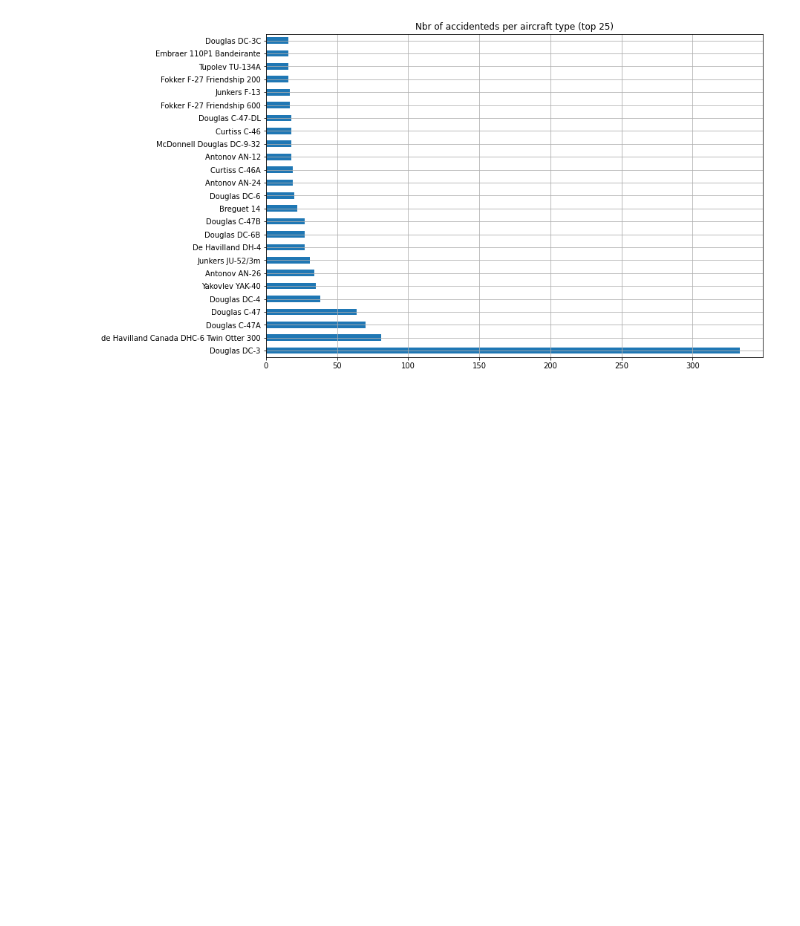
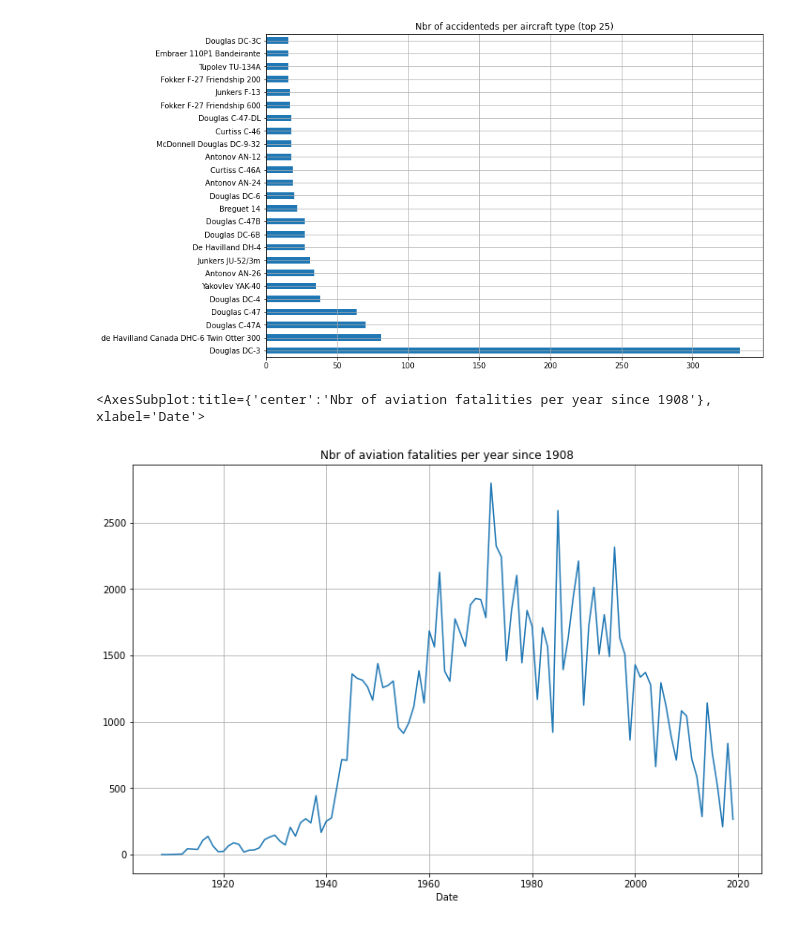
Before and after one commit to Ironhack-Data-Madrid-Febrero-2021/Hey-I-am-a-data-analyst, a Jupyter notebook: Data_Cleaning.ipynb, the cells around one changed output. Cells and saved outputs as stored; diff of their text form; code cells hidden in the pictures; blank space fills up the shorter version.

```diff
--- a/Data_Cleaning.ipynb
+++ b/Data_Cleaning.ipynb
@@ -343,3 +327,8 @@ Embraer 110P1 Bandeirante                    16
 Douglas DC-3C                                16
 Name: AC_Type, dtype: int64
 [figure]
+# %%
+df['Fatalities'].groupby(df.Date.dt.year).agg('sum').plot(figsize=(12,8), title='Nbr of aviation fatalities per year since 1908', grid=True)
+# %% [output]
+<AxesSubplot:title={'center':'Nbr of aviation fatalities per year since 1908'}, xlabel='Date'>
+[figure, added]
```
Also changed, not shown: parts of 1 cell of this notebook.
